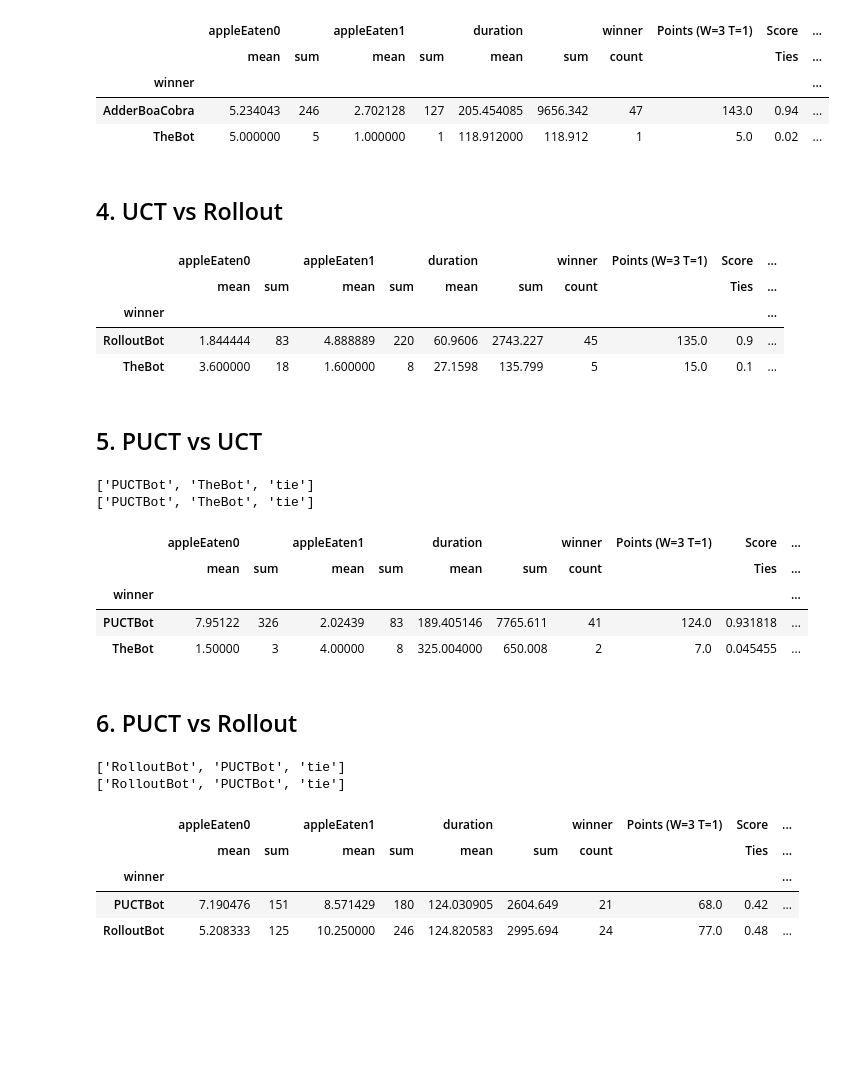
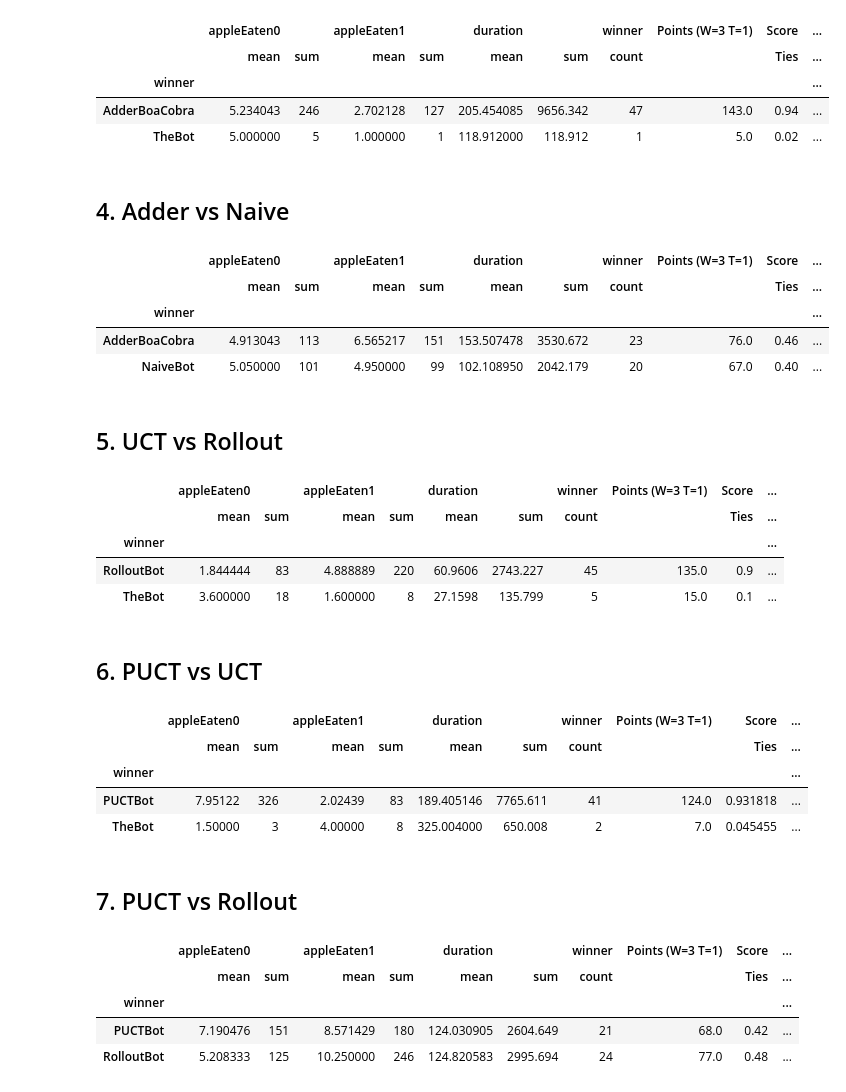
Before and after one commit to rkthomps/MCTSSnake, a Jupyter notebook: analysis/EDA.ipynb, the cells around one changed output. Drawn from its saved outputs; the diff is of its cells as text; code cells hidden in the pictures; blank space fills up the shorter version.

Commit message:
naive bot analysis added

```diff
--- a/analysis/EDA.ipynb
+++ b/analysis/EDA.ipynb
@@ -6,10 +4,0 @@ import matplotlib.pyplot as plt
-# %%
-def get_df(bot1, bot2):
-    dataset = pd.read_csv('./' + bot1 + '_vs_' + bot2 + '.csv')
-    # print(dataset.describe())
-    # print(dataset.head())
-    # print(dataset[dataset["winner"]==bot1].describe())
-    # print(dataset[dataset["winner"]==bot2].describe())
-    # plt.scatter(dataset["appleEaten0"], dataset["appleEaten1"])
-
-    return dataset
@@ -18,3 +4,0 @@ def get_df(bot1, bot2):
-# %%
-adder_rollout_df = get_df("AdderBoaCobra", "RolloutBot")
-adder_rollout_df
@@ -39,3 +5,6 @@ adder_rollout_df
+# %%
+def get_df(bot1, bot2):
+    return pd.read_csv('./' + bot1 + '_vs_' + bot2 + '.csv')
 # %%
 aggregations = {
     "appleEaten0" : [np.mean, np.sum],
@@ -193,8 +159,18 @@ get_tournament_statistics(get_df("AdderBoaCobra", "TheBot"))
 | winner |  |  |  |  |  |  |  |  |  | ... |
 | AdderBoaCobra | 5.234043 | 246 | 2.702128 | 127 | 205.454085 | 9656.342 | 47 | 143.0 | 0.94 | ... |
 | TheBot | 5.000000 | 5 | 1.000000 | 1 | 118.912000 | 118.912 | 1 | 5.0 | 0.02 | ... |
+# %% [markdown]
+## 4. Adder vs Naive
+# %%
+get_tournament_statistics(get_df("AdderBoaCobra", "NaiveBot"))
+# %% [output]
+|  | appleEaten0 |  | appleEaten1 |  | duration |  | winner | Points (W=3 T=1) | Score | ... |
+|  | mean | sum | mean | sum | mean | sum | count |  | Ties | ... |
+| winner |  |  |  |  |  |  |  |  |  | ... |
+| AdderBoaCobra | 4.913043 | 113 | 6.565217 | 151 | 153.507478 | 3530.672 | 23 | 76.0 | 0.46 | ... |
+| NaiveBot | 5.050000 | 101 | 4.950000 | 99 | 102.108950 | 2042.179 | 20 | 67.0 | 0.40 | ... |
 # %% [markdown]
-## 4. UCT vs Rollout
+## 5. UCT vs Rollout
 # %%
 get_tournament_statistics(get_df("UCT", "RolloutBot"))
 # %% [output]
@@ -204,24 +180,20 @@ get_tournament_statistics(get_df("UCT", "RolloutBot"))
 | RolloutBot | 1.844444 | 83 | 4.888889 | 220 | 60.9606 | 2743.227 | 45 | 135.0 | 0.9 | ... |
 | TheBot | 3.600000 | 18 | 1.600000 | 8 | 27.1598 | 135.799 | 5 | 15.0 | 0.1 | ... |
 # %% [markdown]
-## 5. PUCT vs UCT
+## 6. PUCT vs UCT
 # %%
 get_tournament_statistics(get_df("PUCTBot", "TheBot"))
 # %% [output]
-['PUCTBot', 'TheBot', 'tie']
-['PUCTBot', 'TheBot', 'tie']
 |  | appleEaten0 |  | appleEaten1 |  | duration |  | winner | Points (W=3 T=1) | Score | ... |
 |  | mean | sum | mean | sum | mean | sum | count |  | Ties | ... |
 | winner |  |  |  |  |  |  |  |  |  | ... |
 | PUCTBot | 7.95122 | 326 | 2.02439 | 83 | 189.405146 | 7765.611 | 41 | 124.0 | 0.931818 | ... |
 | TheBot | 1.50000 | 3 | 4.00000 | 8 | 325.004000 | 650.008 | 2 | 7.0 | 0.045455 | ... |
 # %% [markdown]
-## 6. PUCT vs Rollout
+## 7. PUCT vs Rollout
 # %%
 get_tournament_statistics(get_df("PUCTBot", "RolloutBot"))
 # %% [output]
-['RolloutBot', 'PUCTBot', 'tie']
-['RolloutBot', 'PUCTBot', 'tie']
 |  | appleEaten0 |  | appleEaten1 |  | duration |  | winner | Points (W=3 T=1) | Score | ... |
 |  | mean | sum | mean | sum | mean | sum | count |  | Ties | ... |
 | winner |  |  |  |  |  |  |  |  |  | ... |
```
Also changed, not shown: parts of 10 cells of this notebook, 43 other files.
